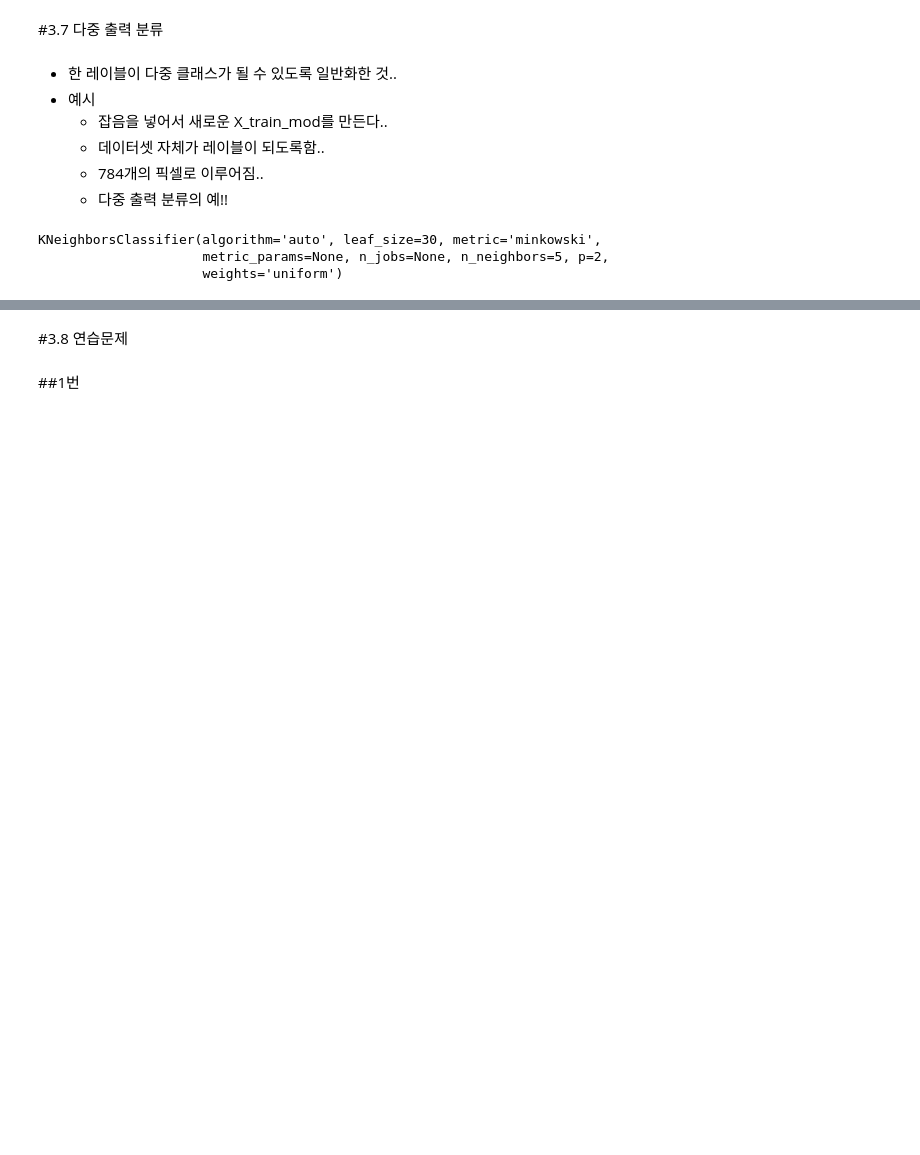
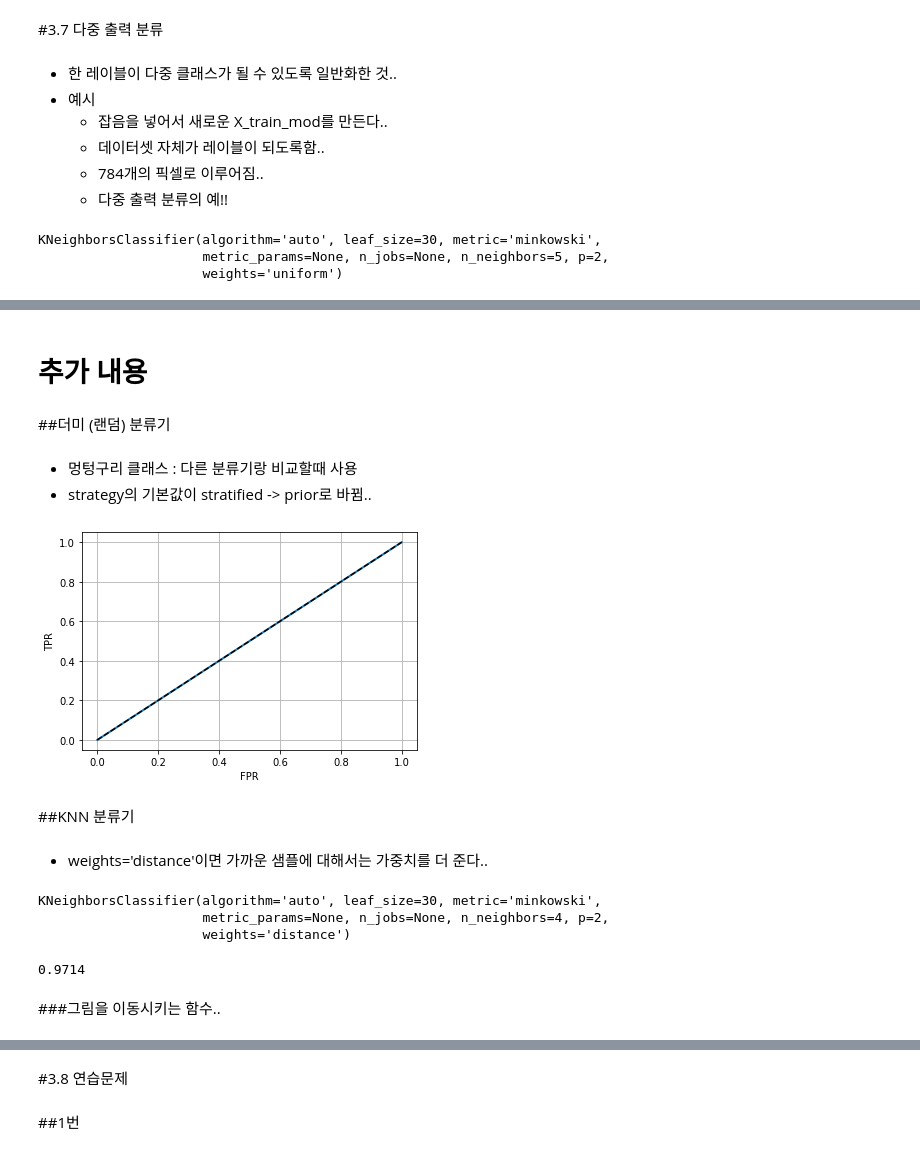
Before and after one commit to dong-tak123/BigAI, a Jupyter notebook: Hands_on_ML_2/Chapter3_분류.ipynb, the cells around one changed output, grey strips where cells are left out. Saved outputs shown, nothing was run; the diff lists cells and outputs as text; code cells hidden in the pictures; blank space fills up the shorter version.

```diff
--- a/Hands_on_ML_2/Chapter3_분류.ipynb
+++ b/Hands_on_ML_2/Chapter3_분류.ipynb
@@ -318,7 +319,7 @@ print(y_first_data_pred)
 # %%
 #결정함수 값 받아오기
 
-y_scores = cross_val_predict(sgd_clf, X_train, y_train_5, cv=3, method="decision_function")
+y_scores = cross_val_predict(sgd_clf, X_train, y_train_5, cv=3, method="decision_function", n_jobs=-1)
 # %%
 #인자로 타깃과 결정함수값을 넣음
 from sklearn.metrics import precision_recall_curve
@@ -904,0 +912,30 @@ plot_digit(clean_digit)
+# %% [markdown]
+# 추가 내용
+# %% [markdown]
+##더미 (랜덤) 분류기
+# %% [markdown]
+- 멍텅구리 클래스 : 다른 분류기랑 비교할때 사용
+- strategy의 기본값이 stratified -> prior로 바뀜..
+# %%
+from sklearn.dummy import DummyClassifier
+
+dmy_clf = DummyClassifier(strategy='prior')
+y_probas_dmy = cross_val_predict(dmy_clf, X_train, y_train_5, cv=3, method="predict_proba", n_jobs=-1)
+#양성일 확률만 가져온다..
+y_scores_dmy = y_probas_dmy[:, 1]
+# %%
+fprr, tprr, thresholdsr = roc_curve(y_train_5, y_scores_dmy)
+plot_roc_curve(fprr, tprr)
+# %% [output]
+[figure, added]
+# %% [markdown]
+##KNN 분류기
+# %% [markdown]
+- weights='distance'이면 가까운 샘플에 대해서는 가중치를 더 준다..
+# %%
+knn_clf = KNeighborsClassifier(weights="distance", n_neighbors=4)
+knn_clf.fit(X_train, y_train)
+# %% [output]
+KNeighborsClassifier(algorithm='auto', leaf_size=30, metric='minkowski',
+                     metric_params=None, n_jobs=None, n_neighbors=4, p=2,
+                     weights='distance')
@@ -904,0 +944,8 @@ plot_digit(clean_digit)
+# %%
+#정확도 확인..
+from sklearn.metrics import accuracy_score
+accuracy_score(y_test, y_knn_pred)
+# %% [output]
+0.9714
+# %% [markdown]
+###그림을 이동시키는 함수..
```
Also changed, not shown: parts of 39 cells of this notebook.
